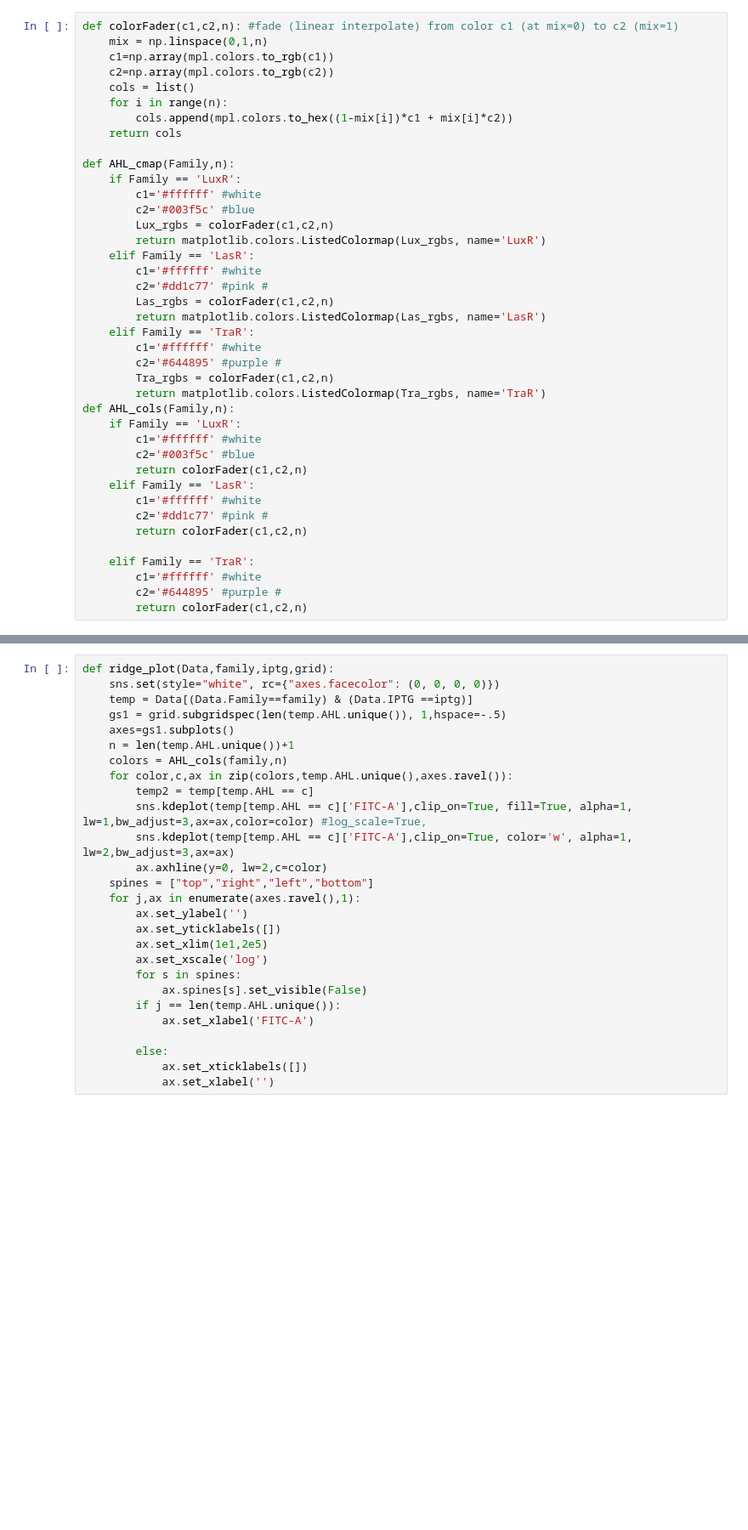
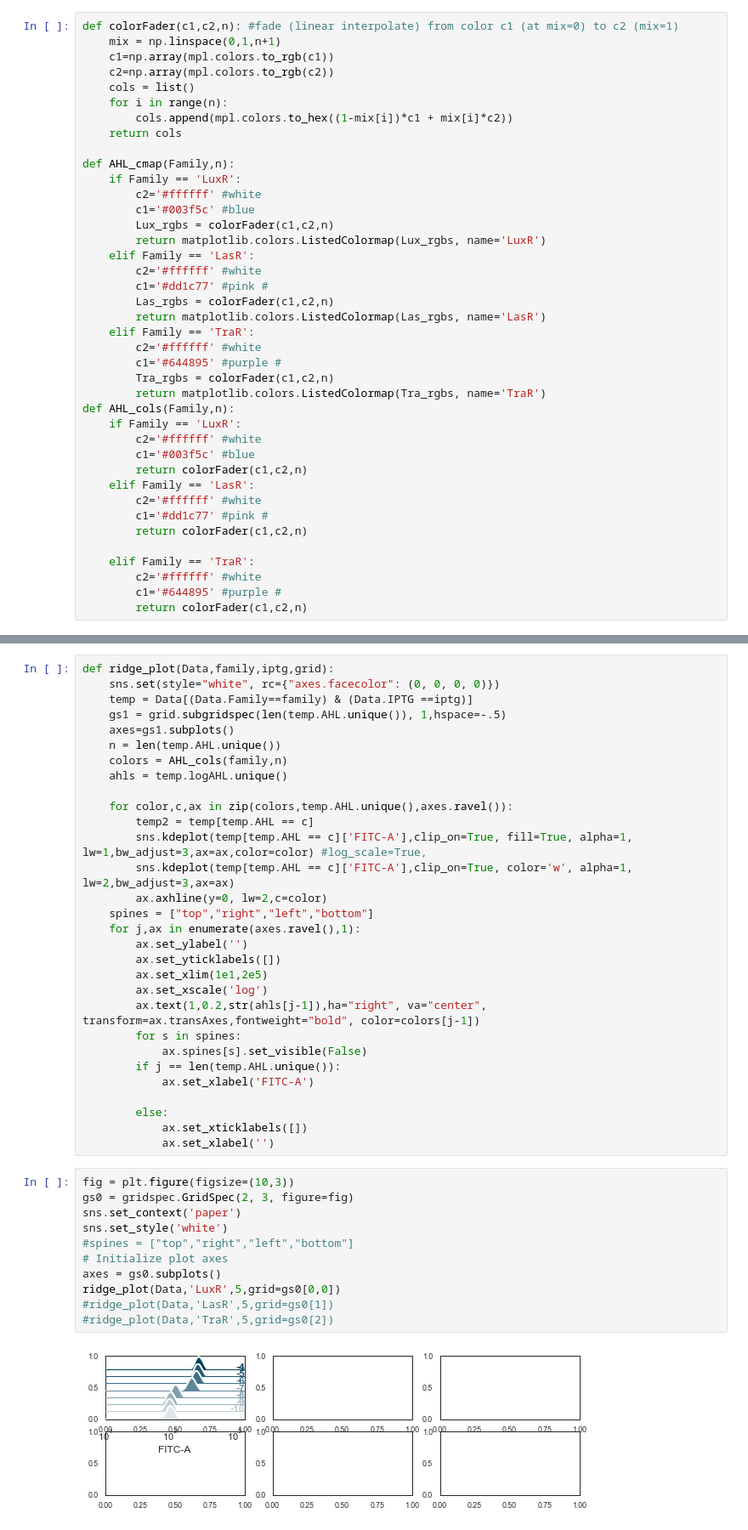
Before and after one commit to Jsakkos/cyano-sync, a Jupyter notebook: Figures/Characterization.ipynb, the cells around one changed output, grey strips where cells are left out. Shown at 85% size. Cells and saved outputs as stored; diff of their text form; blank space fills up the shorter version.

Commit message:
Updated figure1/2

```diff
--- a/Figures/Characterization.ipynb
+++ b/Figures/Characterization.ipynb
@@ -28,7 +28,7 @@ else:
     mfi = pd.read_pickle(p2 / 'mfi.pkl')
 # %%
 def colorFader(c1,c2,n): #fade (linear interpolate) from color c1 (at mix=0) to c2 (mix=1)
-    mix = np.linspace(0,1,n)
+    mix = np.linspace(0,1,n+1)
     c1=np.array(mpl.colors.to_rgb(c1))
     c2=np.array(mpl.colors.to_rgb(c2))
     cols = list()
@@ -38,33 +38,33 @@ def colorFader(c1,c2,n): #fade (linear interpolate) from color c1 (at mix=0) to
 
 def AHL_cmap(Family,n):
     if Family == 'LuxR':
-        c1='#ffffff' #white
-        c2='#003f5c' #blue
+        c2='#ffffff' #white
+        c1='#003f5c' #blue
         Lux_rgbs = colorFader(c1,c2,n)
         return matplotlib.colors.ListedColormap(Lux_rgbs, name='LuxR')
     elif Family == 'LasR':
-        c1='#ffffff' #white
-        c2='#dd1c77' #pink #
+        c2='#ffffff' #white
+        c1='#dd1c77' #pink #
         Las_rgbs = colorFader(c1,c2,n)
         return matplotlib.colors.ListedColormap(Las_rgbs, name='LasR')
     elif Family == 'TraR':
-        c1='#ffffff' #white
-        c2='#644895' #purple #
+        c2='#ffffff' #white
+        c1='#644895' #purple #
         Tra_rgbs = colorFader(c1,c2,n)
         return matplotlib.colors.ListedColormap(Tra_rgbs, name='TraR')
 def AHL_cols(Family,n):
     if Family == 'LuxR':
-        c1='#ffffff' #white
-        c2='#003f5c' #blue
+        c2='#ffffff' #white
+        c1='#003f5c' #blue
         return colorFader(c1,c2,n)
     elif Family == 'LasR':
-        c1='#ffffff' #white
-        c2='#dd1c77' #pink #
+        c2='#ffffff' #white
+        c1='#dd1c77' #pink #
         return colorFader(c1,c2,n)
 
     elif Family == 'TraR':
-        c1='#ffffff' #white
-        c2='#644895' #purple #
+        c2='#ffffff' #white
+        c1='#644895' #purple #
         return colorFader(c1,c2,n)
 # %%
 def clean_df(df):
@@ -238,8 +241,10 @@ def ridge_plot(Data,family,iptg,grid):
     temp = Data[(Data.Family==family) & (Data.IPTG ==iptg)]
     gs1 = grid.subgridspec(len(temp.AHL.unique()), 1,hspace=-.5)
     axes=gs1.subplots()
-    n = len(temp.AHL.unique())+1
+    n = len(temp.AHL.unique())
     colors = AHL_cols(family,n)
+    ahls = temp.logAHL.unique()
+
     for color,c,ax in zip(colors,temp.AHL.unique(),axes.ravel()):
         temp2 = temp[temp.AHL == c]
         sns.kdeplot(temp[temp.AHL == c]['FITC-A'],clip_on=True, fill=True, alpha=1, lw=1,bw_adjust=3,ax=ax,color=color) #log_scale=True,
@@ -251,6 +256,7 @@ def ridge_plot(Data,family,iptg,grid):
         ax.set_yticklabels([])
         ax.set_xlim(1e1,2e5)
         ax.set_xscale('log')
+        ax.text(1,0.2,str(ahls[j-1]),ha="right", va="center", transform=ax.transAxes,fontweight="bold", color=colors[j-1])
         for s in spines:
             ax.spines[s].set_visible(False)
         if j == len(temp.AHL.unique()):
@@ -259,6 +265,19 @@ def ridge_plot(Data,family,iptg,grid):
         else:
             ax.set_xticklabels([])
             ax.set_xlabel('')
+# %%
+fig = plt.figure(figsize=(10,3))
+gs0 = gridspec.GridSpec(2, 3, figure=fig)
+sns.set_context('paper')
+sns.set_style('white')
+#spines = ["top","right","left","bottom"]
+# Initialize plot axes
+axes = gs0.subplots()
+ridge_plot(Data,'LuxR',5,grid=gs0[0,0])
+#ridge_plot(Data,'LasR',5,grid=gs0[1])
+#ridge_plot(Data,'TraR',5,grid=gs0[2])
+# %% [output]
+[figure, added]
 # %%
 if not (p2 / 'fits.pkl').exists():
     fits = get_hill_params(mfi)
```
Also changed, not shown: parts of 5 cells of this notebook, 5 other files.
